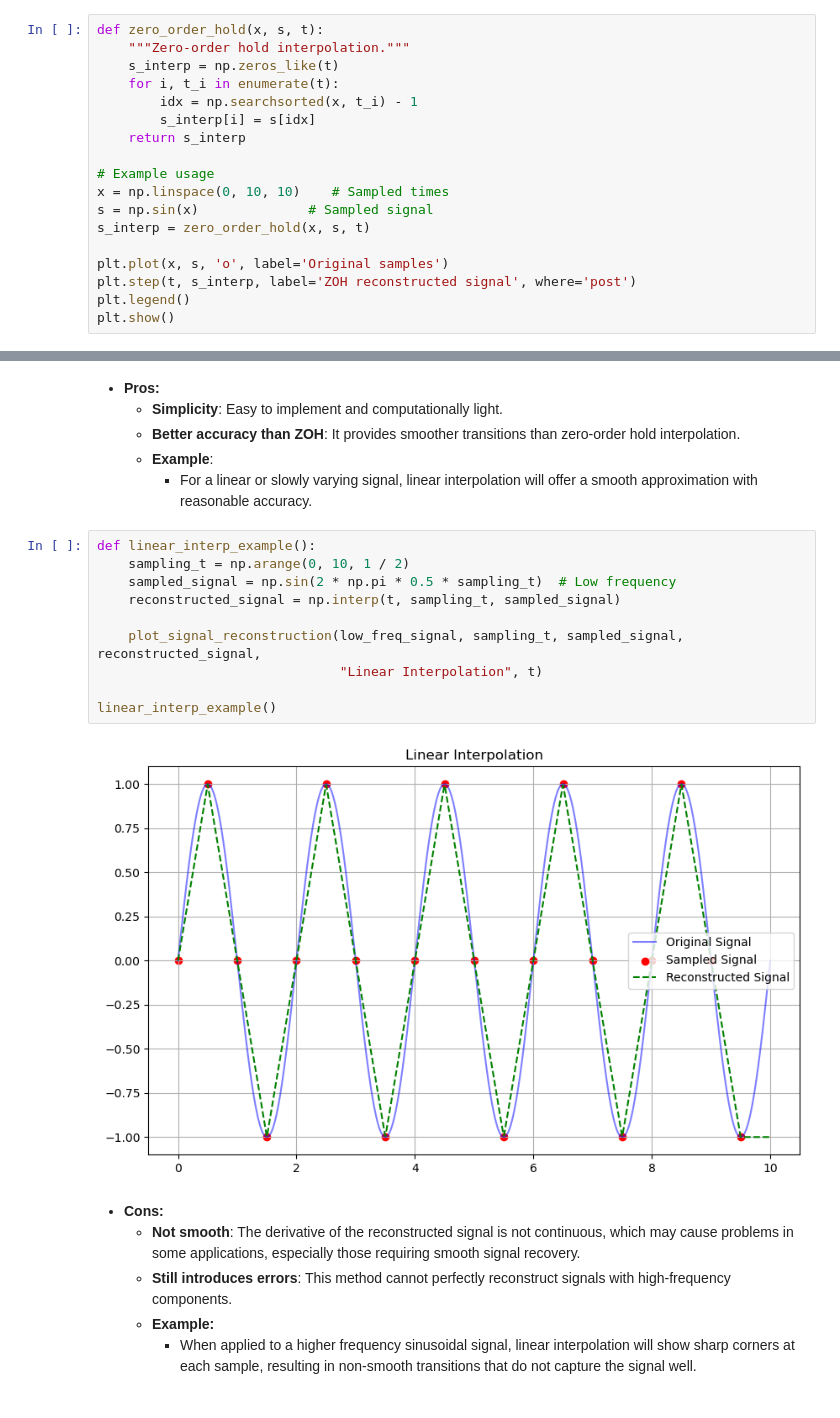
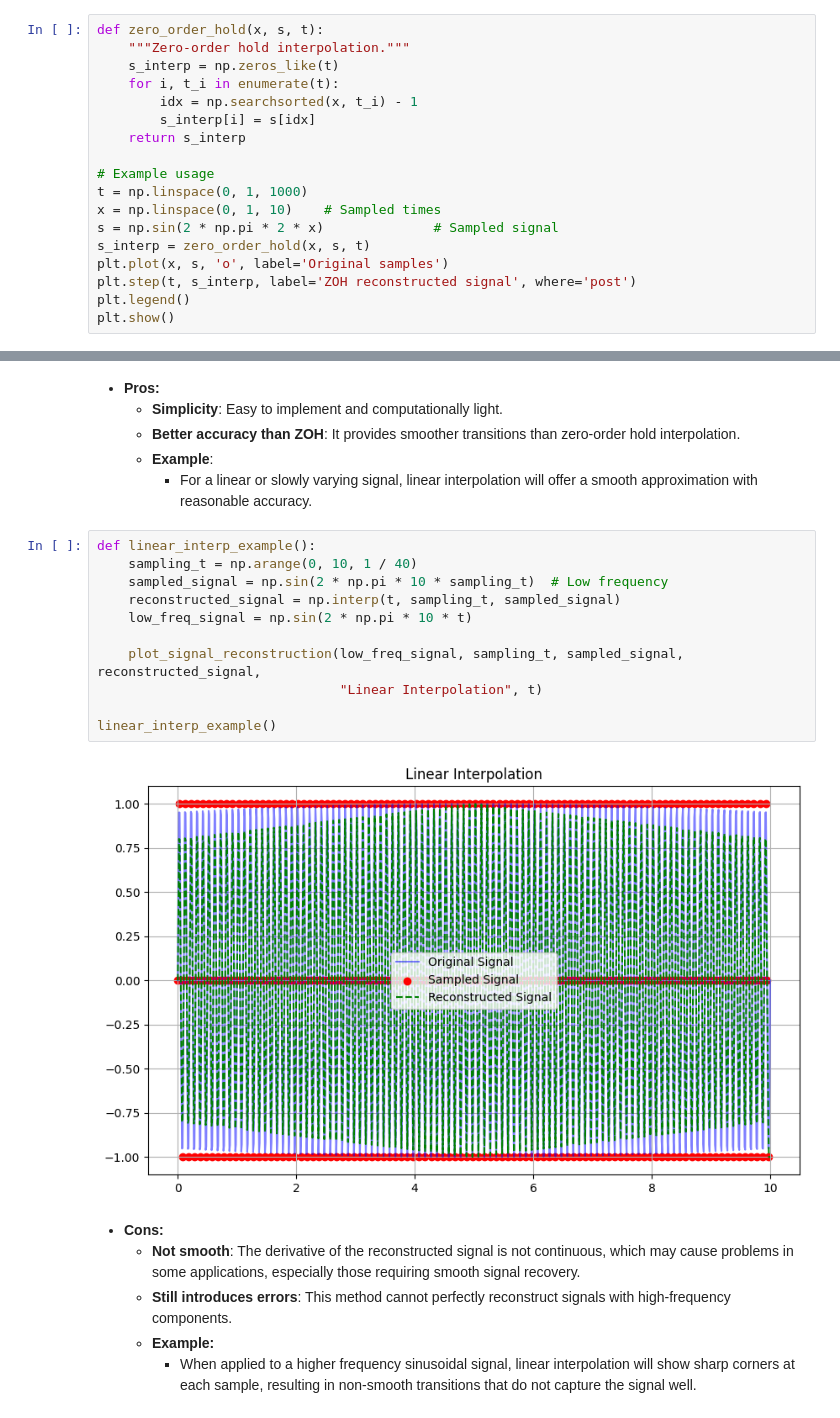
Before and after one commit to somaiaahmed/Sampling-Studio, a Jupyter notebook: signal reconstruction methods.ipynb, the cells around one changed output, grey strips where cells are left out. Cells and saved outputs as stored; diff of their text form.

Commit message:
added some signal examples

```diff
--- a/signal reconstruction methods.ipynb
+++ b/signal reconstruction methods.ipynb
@@ -155,10 +155,10 @@ def zero_order_hold(x, s, t):
     return s_interp
 
 # Example usage
-x = np.linspace(0, 10, 10)    # Sampled times
-s = np.sin(x)              # Sampled signal
+t = np.linspace(0, 1, 1000)
+x = np.linspace(0, 1, 10)    # Sampled times
+s = np.sin(2 * np.pi * 2 * x)              # Sampled signal
 s_interp = zero_order_hold(x, s, t)
-
 plt.plot(x, s, 'o', label='Original samples')
 plt.step(t, s_interp, label='ZOH reconstructed signal', where='post')
 plt.legend()
@@ -226,16 +226,17 @@ plt.show()
         - For a linear or slowly varying signal, linear interpolation will offer a smooth approximation with reasonable accuracy.
 # %%
 def linear_interp_example():
-    sampling_t = np.arange(0, 10, 1 / 2)
-    sampled_signal = np.sin(2 * np.pi * 0.5 * sampling_t)  # Low frequency
+    sampling_t = np.arange(0, 10, 1 / 40)
+    sampled_signal = np.sin(2 * np.pi * 10 * sampling_t)  # Low frequency
     reconstructed_signal = np.interp(t, sampling_t, sampled_signal)
+    low_freq_signal = np.sin(2 * np.pi * 10 * t)
 
     plot_signal_reconstruction(low_freq_signal, sampling_t, sampled_signal, reconstructed_signal,
                                "Linear Interpolation", t)
 
 linear_interp_example()
 # %% [output]
-[figure, old version]
+[figure, new version]
 # %% [markdown]
 - **Cons:**
     - **Not smooth**: The derivative of the reconstructed signal is not continuous, which may cause problems in some applications, especially those requiring smooth signal recovery.
```
Also changed, not shown: parts of 2 cells of this notebook, 16 other files.
